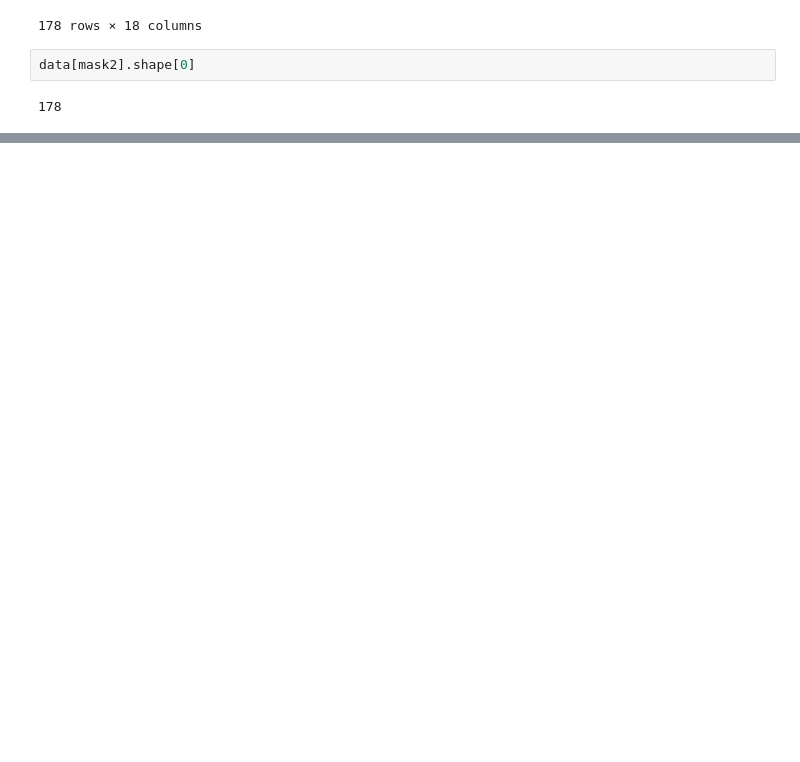
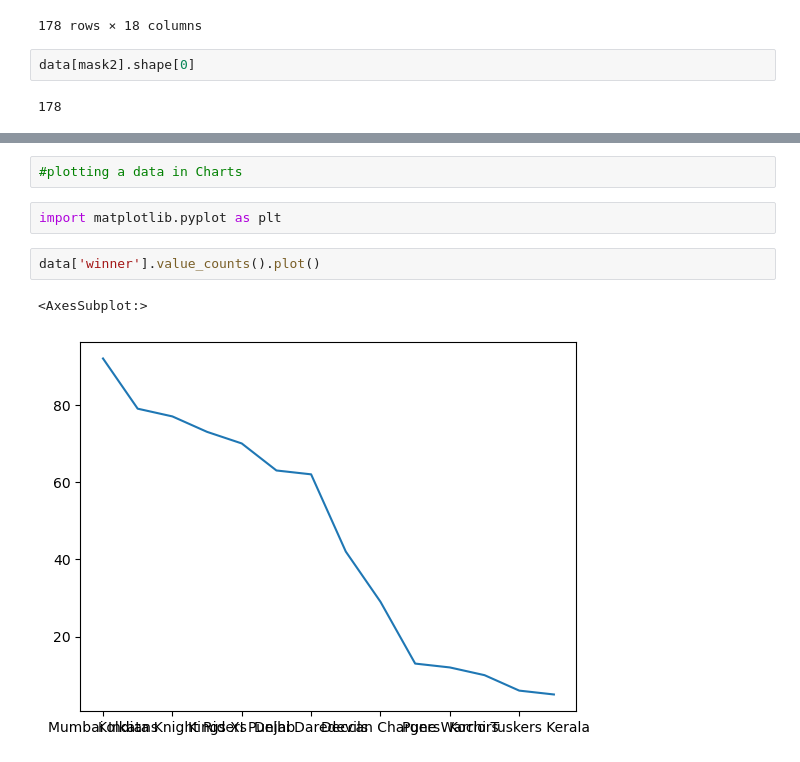
Before and after one commit to ShafikPalla/Project, a Jupyter notebook: Pandas_IPL_dataset.ipynb, the cells around one changed output, grey strips where cells are left out. Cells and saved outputs as stored; diff of their text form; blank space fills up the shorter version.

```diff
--- a/Pandas_IPL_dataset.ipynb
+++ b/Pandas_IPL_dataset.ipynb
@@ -314,0 +347,9 @@ data[mask1 & mask2]
+# %%
+#plotting a data in Charts
+# %%
+import matplotlib.pyplot as plt
+# %%
+data['winner'].value_counts().plot()
+# %% [output]
+<AxesSubplot:>
+[figure, added]
```
Also changed, not shown: parts of 7 cells of this notebook.
